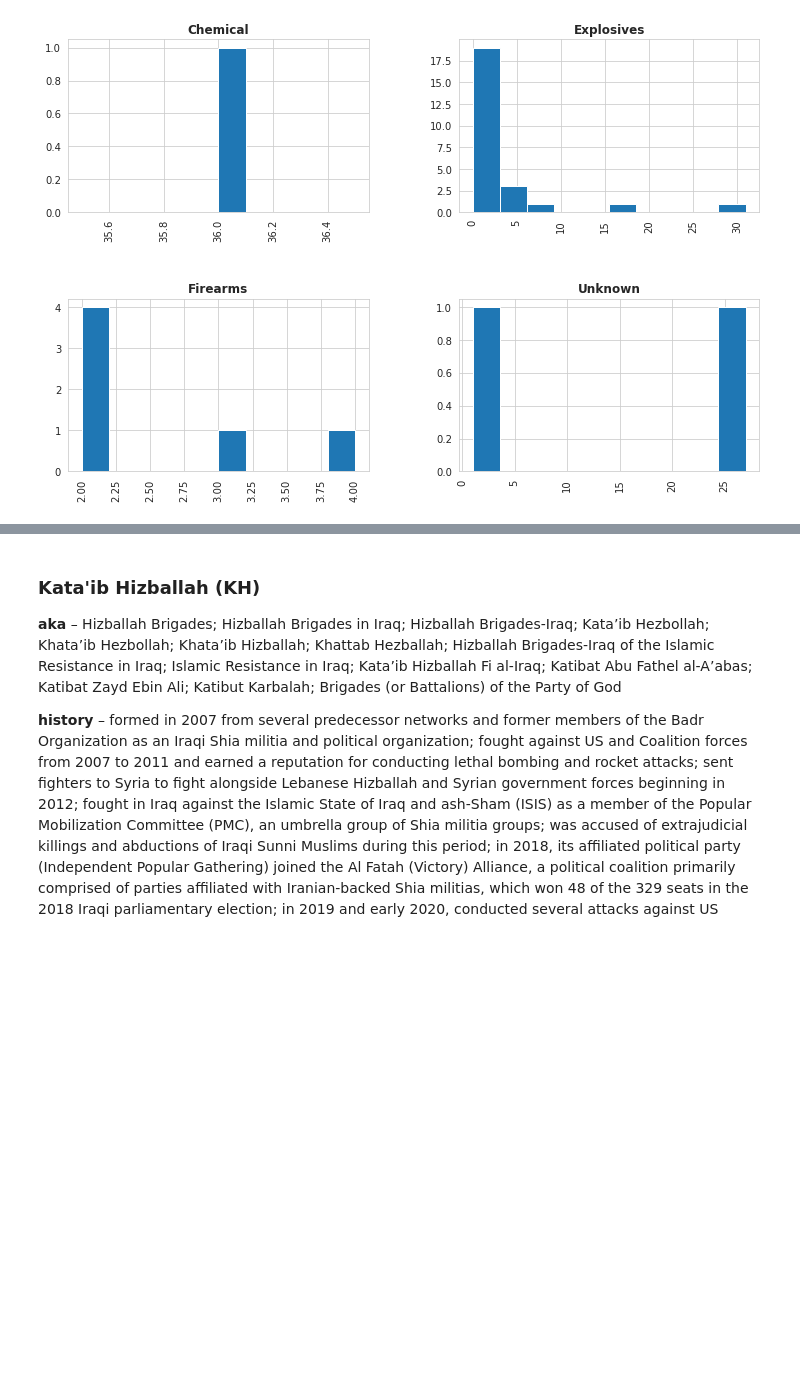
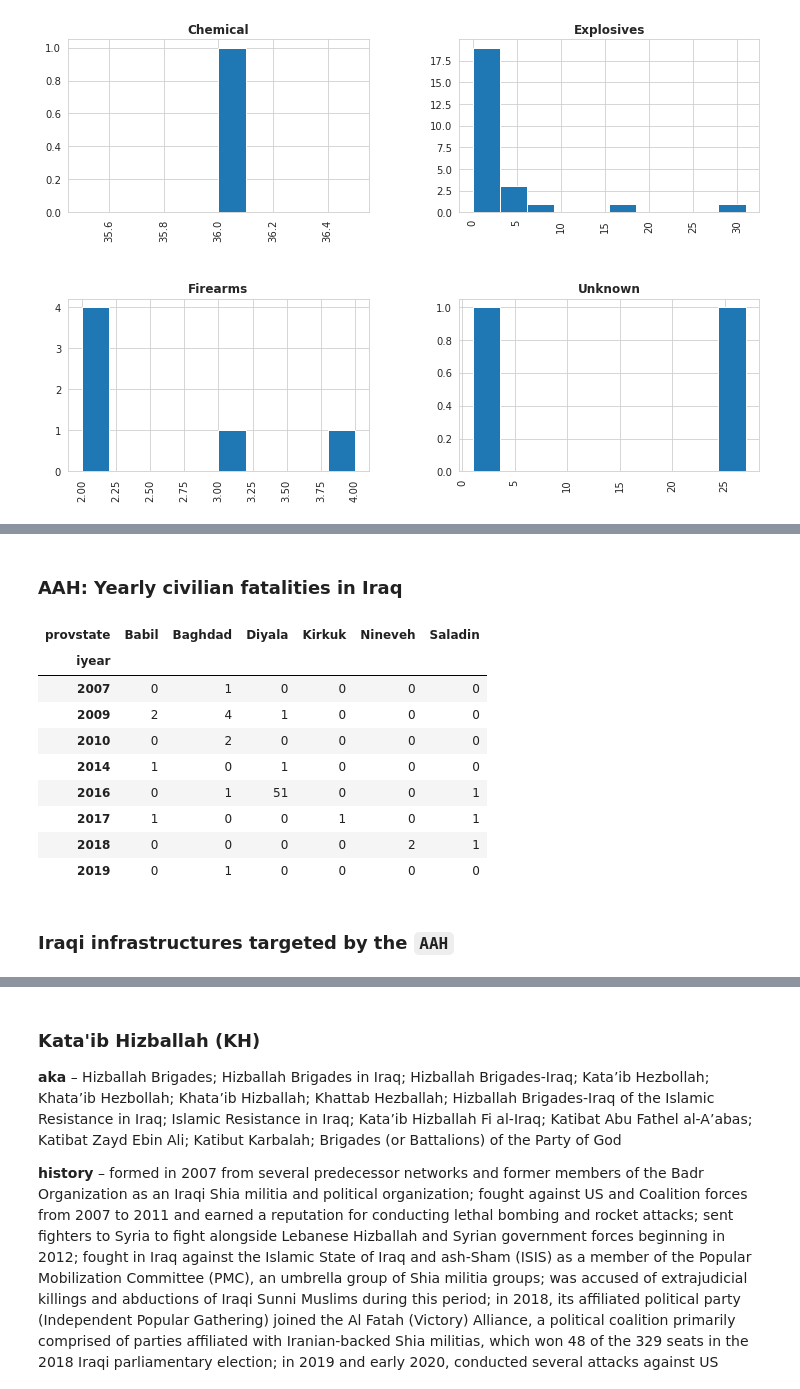
Before and after one commit to ratmadjads/DSC680, a Jupyter notebook: notebooks/DSC680_MileStoneThree_AtmadjaRio.ipynb, the cells around one changed output, grey strips where cells are left out. Saved outputs shown, nothing was run; the diff lists cells and outputs as text; code cells hidden in the pictures; blank space fills up the shorter version.

```diff
--- a/notebooks/DSC680_MileStoneThree_AtmadjaRio.ipynb
+++ b/notebooks/DSC680_MileStoneThree_AtmadjaRio.ipynb
@@ -776,0 +845,17 @@ for index,ax in enumerate(axs.ravel()):
+# %% [markdown]
+### **AAH**: Yearly civilian fatalities in Iraq
+# %%
+pd.crosstab(al_haqq_df.iyear, al_haqq_df.provstate)
+# %% [output]
+| provstate | Babil | Baghdad | Diyala | Kirkuk | Nineveh | Saladin |
+| iyear |  |  |  |  |  |  |
+| 2007 | 0 | 1 | 0 | 0 | 0 | 0 |
+| 2009 | 2 | 4 | 1 | 0 | 0 | 0 |
+| 2010 | 0 | 2 | 0 | 0 | 0 | 0 |
+| 2014 | 1 | 0 | 1 | 0 | 0 | 0 |
+| 2016 | 0 | 1 | 51 | 0 | 0 | 1 |
+| 2017 | 1 | 0 | 0 | 1 | 0 | 1 |
+| 2018 | 0 | 0 | 0 | 0 | 2 | 1 |
+| 2019 | 0 | 1 | 0 | 0 | 0 | 0 |
+# %% [markdown]
+### **Iraqi infrastructures targeted by the `AAH`**
```
Also changed, not shown: parts of 23 cells of this notebook.
